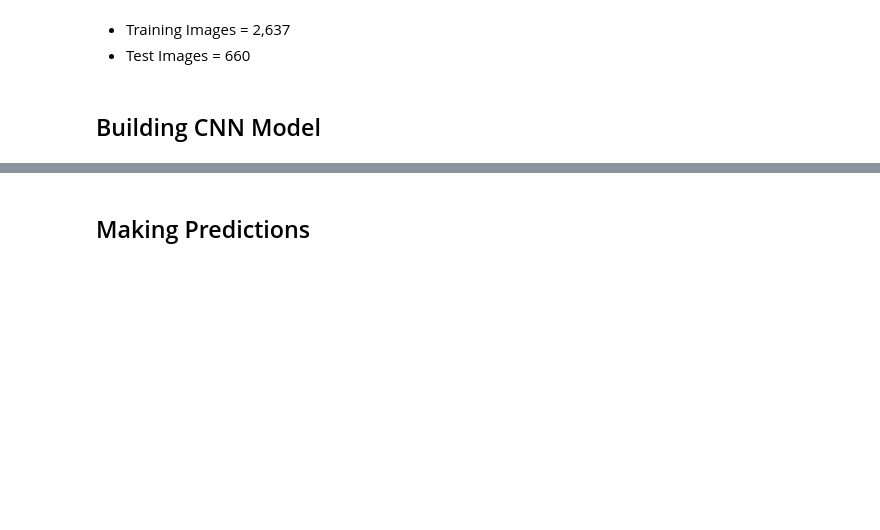
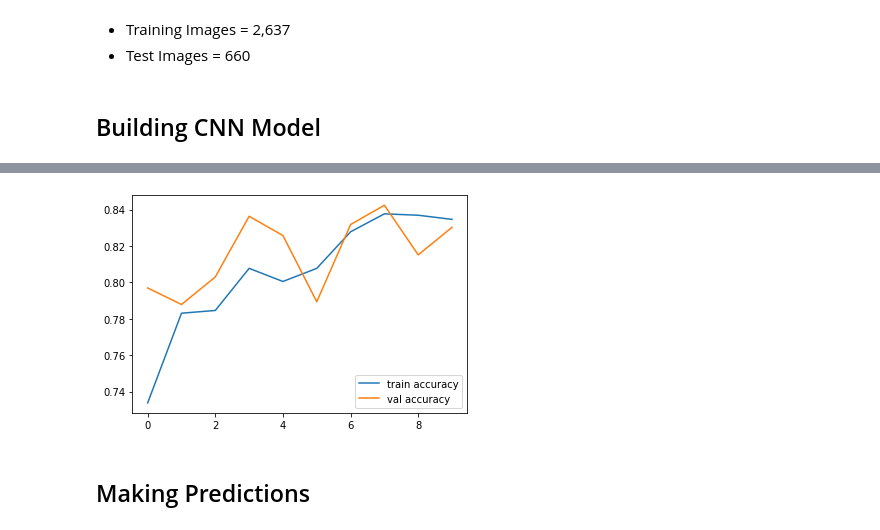
Before and after one commit to 1218muskan/DL-CV_IGDTUW, a Jupyter notebook: SkinCancerDetection.ipynb, the cells around one changed output, grey strips where cells are left out. Drawn from its saved outputs; the diff is of its cells as text; code cells hidden in the pictures; blank space fills up the shorter version.

```diff
--- a/SkinCancerDetection.ipynb
+++ b/SkinCancerDetection.ipynb
@@ -187,0 +218,17 @@ plt.show()
+# %%
+model1 = Sequential([
+    Conv2D(32, 3, input_shape = (224,224,3), activation='relu'),
+    MaxPooling2D(),
+    Conv2D(16, 3, activation='relu'),
+    MaxPooling2D(),
+    Conv2D(8, 3, activation='relu'),
+    MaxPooling2D(),
+    Flatten(),
+    Dense(512, activation='relu'),
+    Dense(256, activation='relu'),
+    Dense(2, activation = 'softmax')
+])
+# %%
+model1.compile(optimizer='adam', loss=tf.keras.losses.CategoricalCrossentropy(), metrics=['accuracy'])
+# %%
+model1.fit(train_generator1, epochs = 10, validation_data = test_generator1, callbacks = [callback])
@@ -188,3 +257,11 @@ plt.show()
+# %%
+# Plotting Accuracy
+plt.plot(model1.history.history['accuracy'], label='train accuracy')
+plt.plot(model1.history.history['val_accuracy'], label='val accuracy')
+plt.legend()
+plt.show()
+# %% [output]
+[figure, added]
 # %% [markdown]
 ## Making Predictions
 # %%
```
Also changed, not shown: parts of 20 cells of this notebook.
